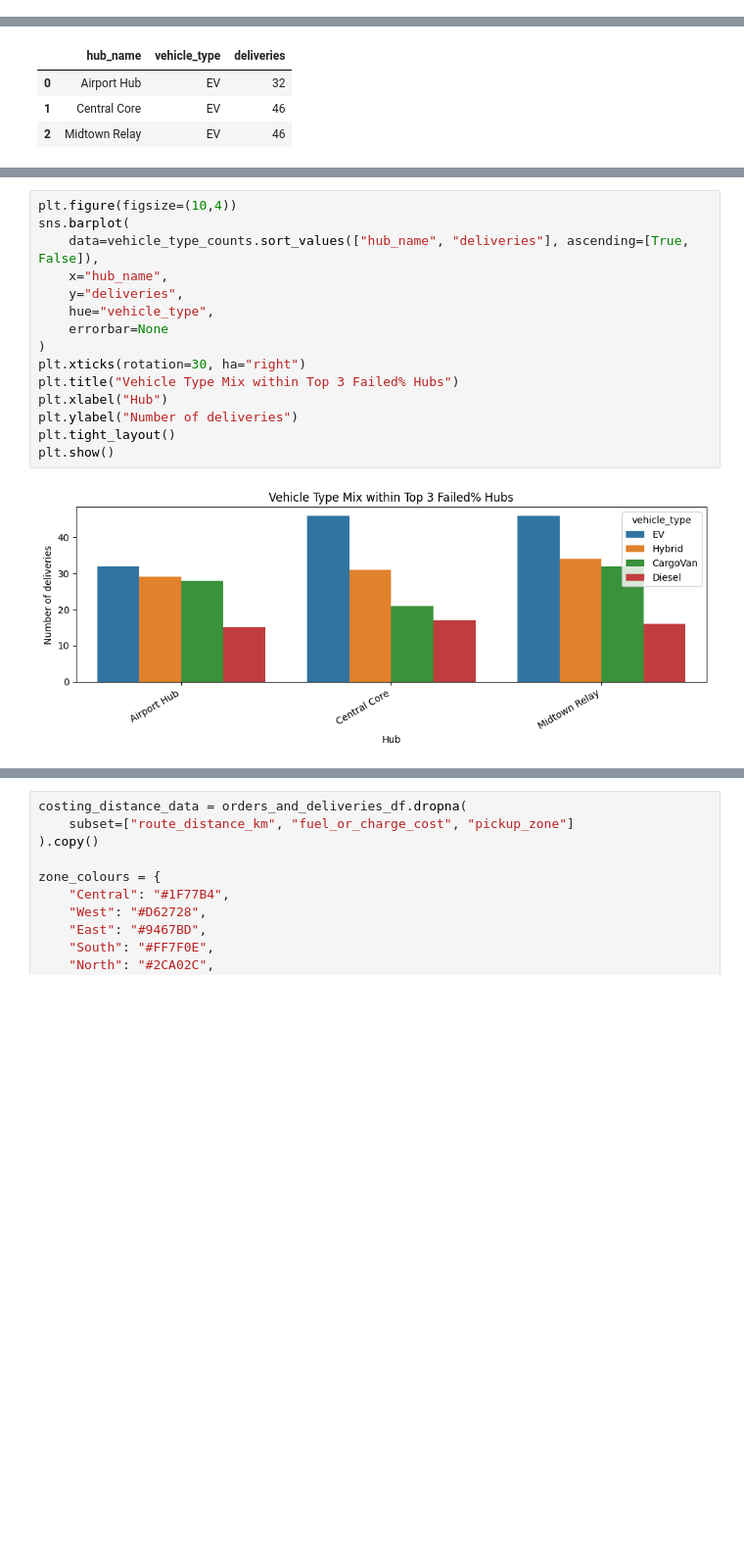
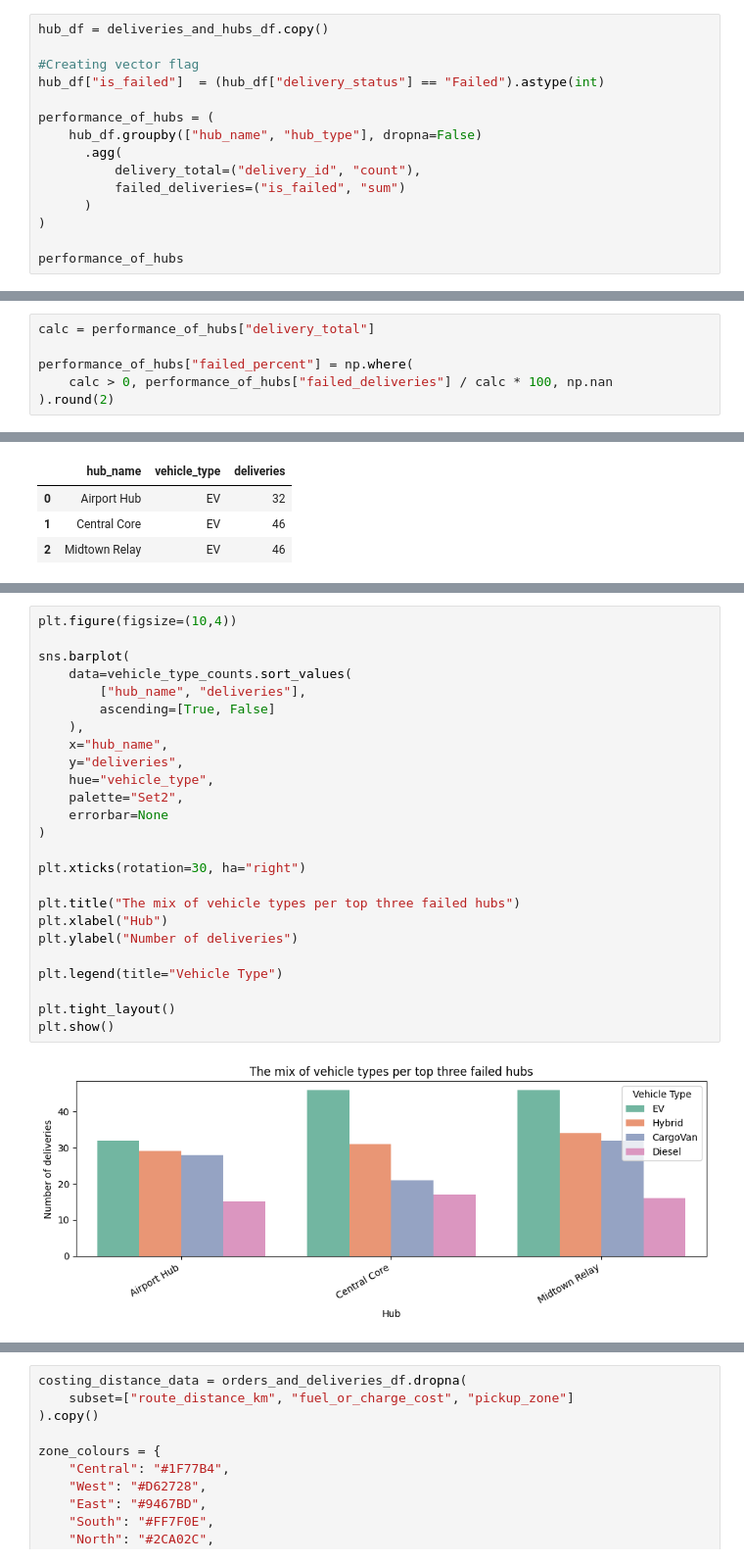
Before and after one commit to hobbsandbobs-dotcom/Analytics-Coursework, a Jupyter notebook: 2_Python_Analytics.ipynb, the cells around one changed output, grey strips where cells are left out. Shown at 98% size. Drawn from its saved outputs; the diff is of its cells as text; blank space fills up the shorter version.

```diff
--- a/2_Python_Analytics.ipynb
+++ b/2_Python_Analytics.ipynb
@@ -653,0 +578,15 @@ Hubs and delivery outcomes
+# %%
+hub_df = deliveries_and_hubs_df.copy()
+
+#Creating vector flag
+hub_df["is_failed"]  = (hub_df["delivery_status"] == "Failed").astype(int)
+
+performance_of_hubs = (
+    hub_df.groupby(["hub_name", "hub_type"], dropna=False)
+      .agg(
+          delivery_total=("delivery_id", "count"),
+          failed_deliveries=("is_failed", "sum")
+      )
+)
+
+performance_of_hubs
@@ -654 +604,7 @@ Hubs and delivery outcomes
+# %%
+calc = performance_of_hubs["delivery_total"]
+
+performance_of_hubs["failed_percent"] = np.where(
+    calc > 0, performance_of_hubs["failed_deliveries"] / calc * 100, np.nan
+).round(2)
 # %%
@@ -710,17 +696,27 @@ most_common_vehicle_type
 # %%
 plt.figure(figsize=(10,4))
+
 sns.barplot(
-    data=vehicle_type_counts.sort_values(["hub_name", "deliveries"], ascending=[True, False]),
+    data=vehicle_type_counts.sort_values(
+        ["hub_name", "deliveries"],
+        ascending=[True, False]
+    ),
     x="hub_name",
     y="deliveries",
     hue="vehicle_type",
+    palette="Set2",
     errorbar=None
 )
+
 plt.xticks(rotation=30, ha="right")
-plt.title("Vehicle Type Mix within Top 3 Failed% Hubs")
+
+plt.title("The mix of vehicle types per top three failed hubs")
 plt.xlabel("Hub")
 plt.ylabel("Number of deliveries")
+
+plt.legend(title="Vehicle Type")
+
 plt.tight_layout()
 plt.show()
 # %% [output]
-[figure, old version]
+[figure, new version]
```
Also changed, not shown: parts of 27 cells of this notebook.
